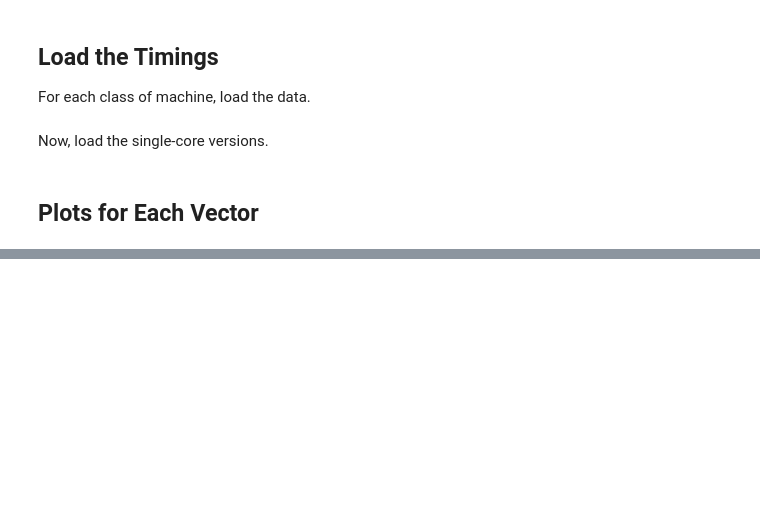
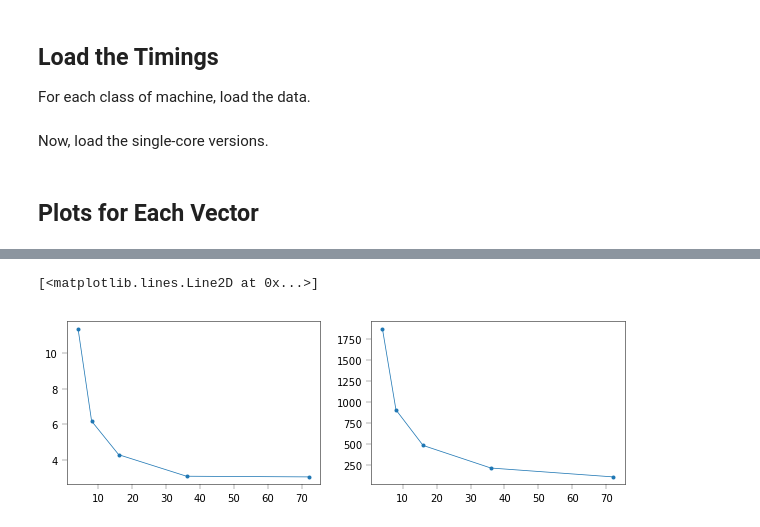
Before and after one commit to hautahi/HPC_SD, a Jupyter notebook: parallel/plotting.ipynb, the cells around one changed output, grey strips where cells are left out. Drawn from its saved outputs; the diff is of its cells as text; code cells hidden in the pictures; blank space fills up the shorter version.

```diff
--- a/parallel/plotting.ipynb
+++ b/parallel/plotting.ipynb
@@ -83,0 +103,20 @@ for vector in vectors:
+# %%
+basedir = '../outputs/parallel_timings/hyperthreading/reference'
+ref_timings = {k: {} for k in ('det', 'sto')}
+timing_files = filter(lambda f: f.lower().endswith('.txt'), os.listdir(basedir))
+for file in timing_files:
+    with open(os.path.join(basedir, file), 'r') as f:
+        runtime = float(re.search(r'([0-9.]+)\s+seconds', f.read()).group(1))
+        kind, _, _, cores = os.path.splitext(file)[0].split('_')
+        cores = int(cores)
+        ref_timings[kind][cores] = runtime
+# %%
+# Don't include N-1 timings
+ref = {j: np.array(sorted([[k, ref_timings[j][k]] for k in ref_timings[j] if k%2 == 0])) for j in ref_timings}
+# %%
+fig, [axl, axr] = plt.subplots(1, 2, figsize=(10, 3))
+axl.plot(ref['det'][:,0], ref['det'][:,1], '-o')
+axr.plot(ref['sto'][:,0], ref['sto'][:,1], '-o')
+# %% [output]
+[<matplotlib.lines.Line2D at 0x...>]
+[figure, added]
```
Also changed, not shown: parts of 5 cells of this notebook, 1 other file.
